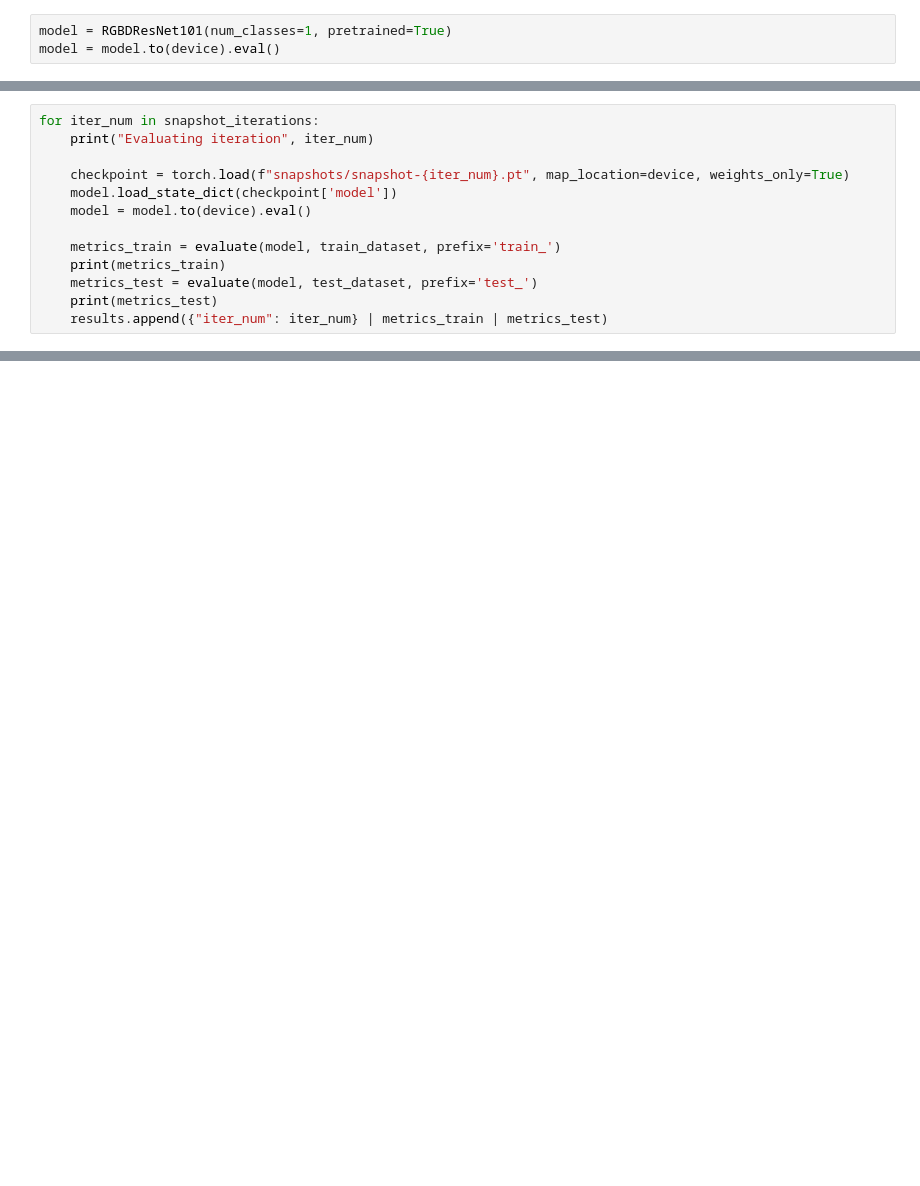
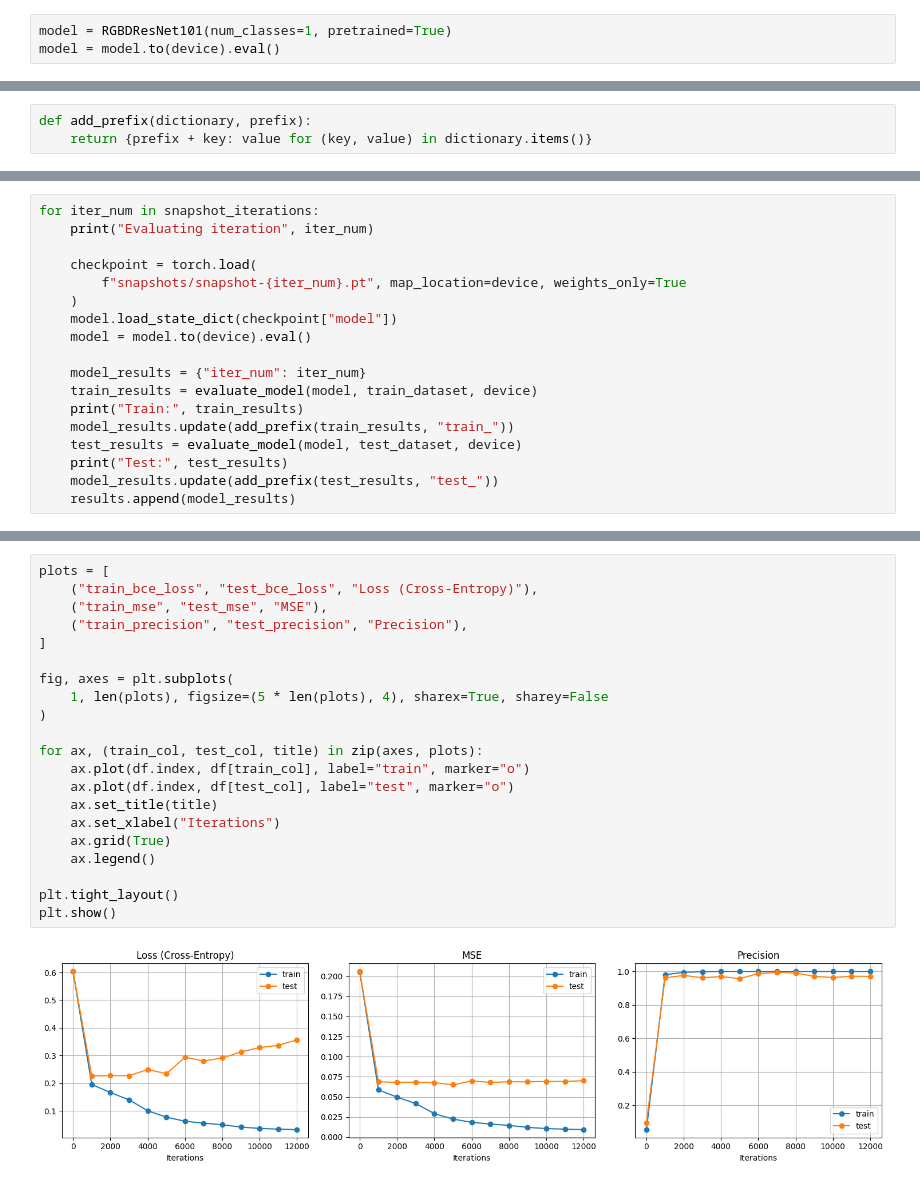
Before and after one commit to sribnyak/arc-robot-vision-python, a Jupyter notebook: suction-based-grasping-py/convnet/training_plots.ipynb, the cells around one changed output, grey strips where cells are left out. Saved outputs shown, nothing was run; the diff lists cells and outputs as text; blank space fills up the shorter version.

```diff
--- a/suction-based-grasping-py/convnet/training_plots.ipynb
+++ b/suction-based-grasping-py/convnet/training_plots.ipynb
@@ -63,4 +36,7 @@ snapshot_iterations = [int(file.split('-')[1][:-3]) for file in os.listdir('snap
 snapshot_iterations.sort()
+# %%
+def add_prefix(dictionary, prefix):
+    return {prefix + key: value for (key, value) in dictionary.items()}
 # %%
 results = []
 
@@ -78,12 +54,17 @@ results.append({"iter_num": 0} | metrics_train | metrics_test)
 for iter_num in snapshot_iterations:
     print("Evaluating iteration", iter_num)
 
-    checkpoint = torch.load(f"snapshots/snapshot-{iter_num}.pt", map_location=device, weights_only=True)
-    model.load_state_dict(checkpoint['model'])
+    checkpoint = torch.load(
+        f"snapshots/snapshot-{iter_num}.pt", map_location=device, weights_only=True
+    )
+    model.load_state_dict(checkpoint["model"])
     model = model.to(device).eval()
 
-    metrics_train = evaluate(model, train_dataset, prefix='train_')
-    print(metrics_train)
-    metrics_test = evaluate(model, test_dataset, prefix='test_')
-    print(metrics_test)
-    results.append({"iter_num": iter_num} | metrics_train | metrics_test)
+    model_results = {"iter_num": iter_num}
+    train_results = evaluate_model(model, train_dataset, device)
+    print("Train:", train_results)
+    model_results.update(add_prefix(train_results, "train_"))
+    test_results = evaluate_model(model, test_dataset, device)
+    print("Test:", test_results)
+    model_results.update(add_prefix(test_results, "test_"))
+    results.append(model_results)
@@ -128,0 +109,23 @@ plt.show()
+# %%
+plots = [
+    ("train_bce_loss", "test_bce_loss", "Loss (Cross-Entropy)"),
+    ("train_mse", "test_mse", "MSE"),
+    ("train_precision", "test_precision", "Precision"),
+]
+
+fig, axes = plt.subplots(
+    1, len(plots), figsize=(5 * len(plots), 4), sharex=True, sharey=False
+)
+
+for ax, (train_col, test_col, title) in zip(axes, plots):
+    ax.plot(df.index, df[train_col], label="train", marker="o")
+    ax.plot(df.index, df[test_col], label="test", marker="o")
+    ax.set_title(title)
+    ax.set_xlabel("Iterations")
+    ax.grid(True)
+    ax.legend()
+
+plt.tight_layout()
+plt.show()
+# %% [output]
+[figure, added]
```
Also changed, not shown: parts of 13 cells of this notebook, 7 other files.
